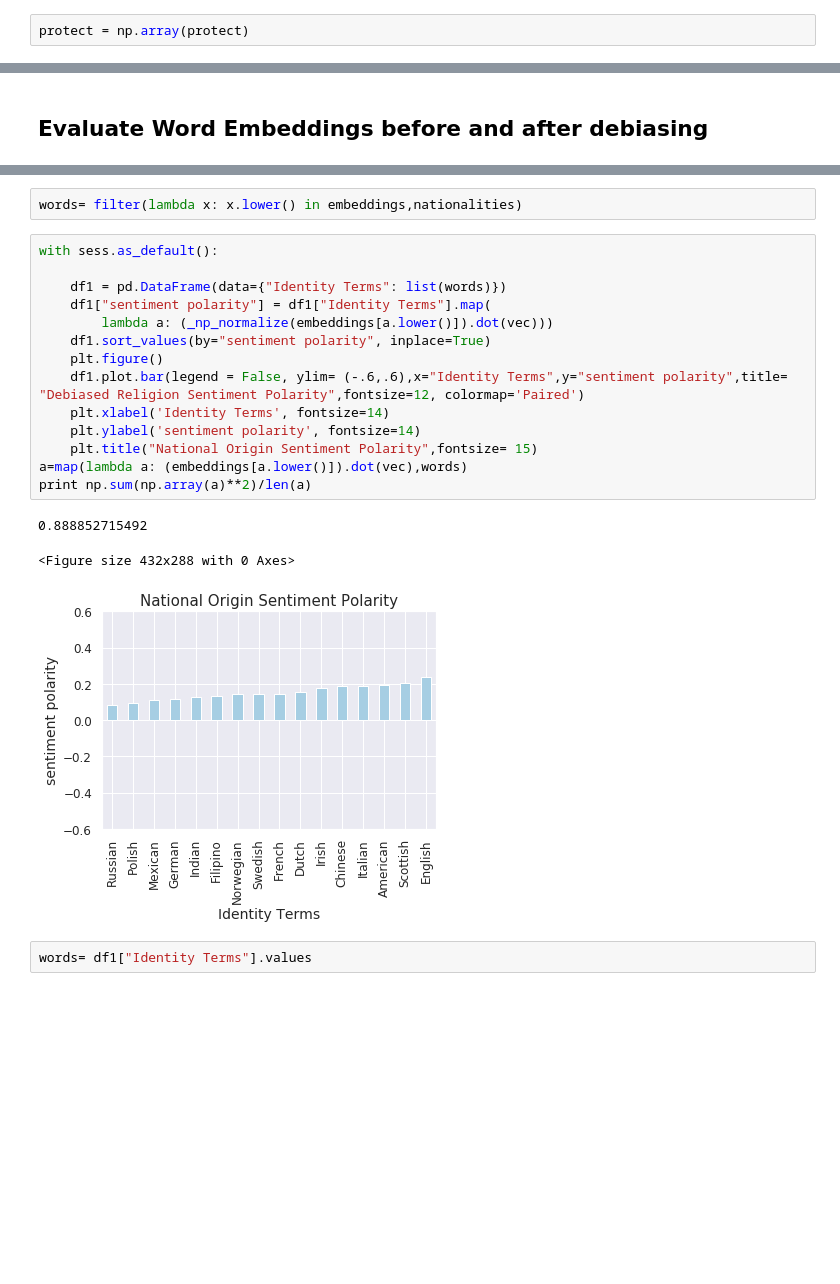
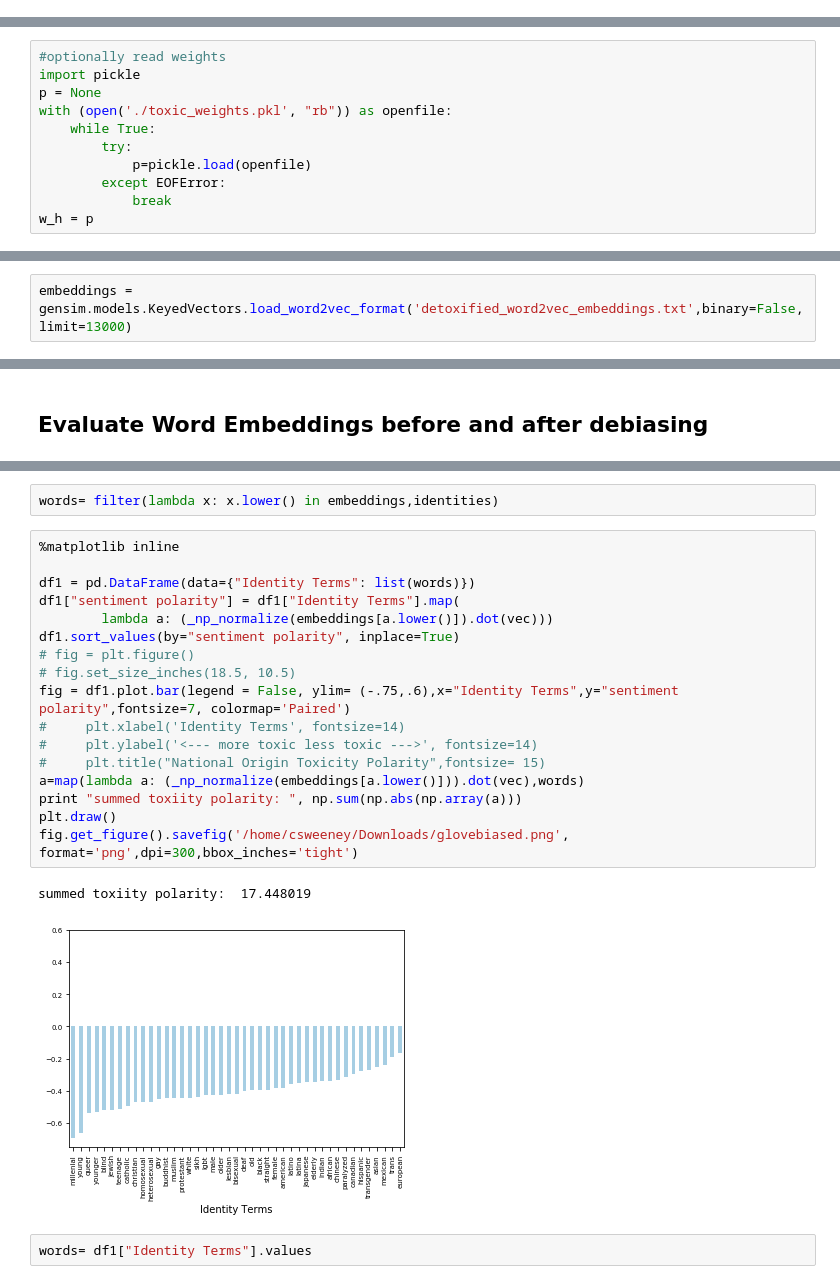
Before and after one commit to ChristopherSweeney/AIFairness, a Jupyter notebook: python_notebooks/Adversarial_Mitigating_Word_Embeddings_Bias.ipynb, the cells around one changed output, grey strips where cells are left out. Cells and saved outputs as stored; diff of their text form; blank space fills up the shorter version.

```diff
--- a/python_notebooks/Adversarial_Mitigating_Word_Embeddings_Bias.ipynb
+++ b/python_notebooks/Adversarial_Mitigating_Word_Embeddings_Bias.ipynb
@@ -375,2 +337,0 @@ Wall time: 2.2 s
-# %%
-protect = np.array(protect)
@@ -462 +398,12 @@ len(w_h)
+# %%
+#optionally read weights
+import pickle
+p = None
+with (open('./toxic_weights.pkl', "rb")) as openfile:
+    while True:
+        try:
+            p=pickle.load(openfile)
+        except EOFError:
+            break
+w_h = p
 # %%
@@ -642,0 +508,2 @@ plt.ylim(top=1,bottom=0)
+# %%
+embeddings = gensim.models.KeyedVectors.load_word2vec_format('detoxified_word2vec_embeddings.txt',binary=False,limit=13000)
@@ -739,23 +555,25 @@ client.similar_by_vector(_np_normalize(embeddings['american'])-np.dot(np.dot(w,w
 # %%
-words= filter(lambda x: x.lower() in embeddings,nationalities)
+words= filter(lambda x: x.lower() in embeddings,identities)
 # %%
-with sess.as_default():
+%matplotlib inline
 
-    df1 = pd.DataFrame(data={"Identity Terms": list(words)})
-    df1["sentiment polarity"] = df1["Identity Terms"].map(
+df1 = pd.DataFrame(data={"Identity Terms": list(words)})
+df1["sentiment polarity"] = df1["Identity Terms"].map(
         lambda a: (_np_normalize(embeddings[a.lower()]).dot(vec)))
-    df1.sort_values(by="sentiment polarity", inplace=True)
-    plt.figure()
-    df1.plot.bar(legend = False, ylim= (-.6,.6),x="Identity Terms",y="sentiment polarity",title= "Debiased Religion Sentiment Polarity",fontsize=12, colormap='Paired')
-    plt.xlabel('Identity Terms', fontsize=14)
-    plt.ylabel('sentiment polarity', fontsize=14)
-    plt.title("National Origin Sentiment Polarity",fontsize= 15)
-a=map(lambda a: (embeddings[a.lower()]).dot(vec),words)
-print np.sum(np.array(a)**2)/len(a)
+df1.sort_values(by="sentiment polarity", inplace=True)
+# fig = plt.figure()
+# fig.set_size_inches(18.5, 10.5)
+fig = df1.plot.bar(legend = False, ylim= (-.75,.6),x="Identity Terms",y="sentiment polarity",fontsize=7, colormap='Paired')
+#     plt.xlabel('Identity Terms', fontsize=14)
+#     plt.ylabel('<--- more toxic less toxic --->', fontsize=14)
+#     plt.title("National Origin Toxicity Polarity",fontsize= 15)
+a=map(lambda a: (_np_normalize(embeddings[a.lower()])).dot(vec),words)
+print "summed toxiity polarity: ", np.sum(np.abs(np.array(a)))
+plt.draw()
+fig.get_figure().savefig('/home/csweeney/Downloads/glovebiased.png', format='png',dpi=300,bbox_inches='tight')
 # %% [output]
-0.888852715492
+summed toxiity polarity:  17.448019
-<Figure size 432x288 with 0 Axes>
-[figure, old version]
+[figure, new version]
 # %%
 words= df1["Identity Terms"].values
 # %%
```
Also changed, not shown: parts of 70 cells of this notebook, 3 other files.
